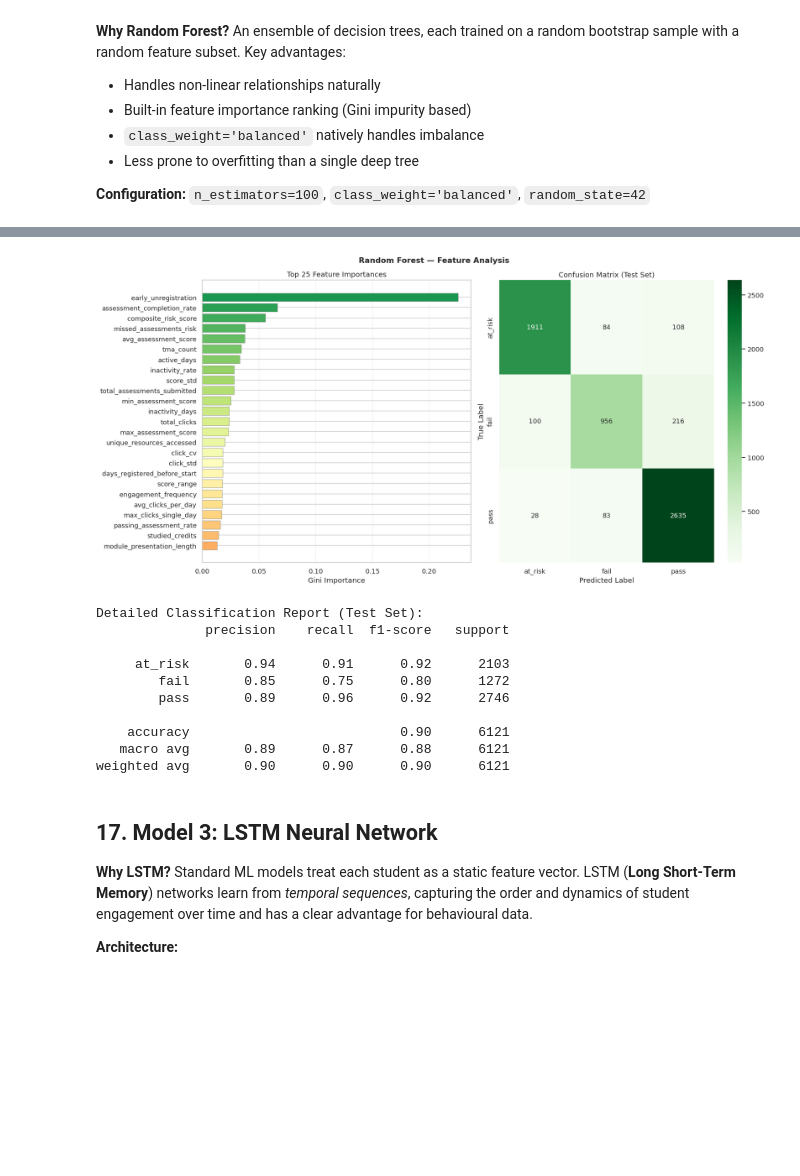
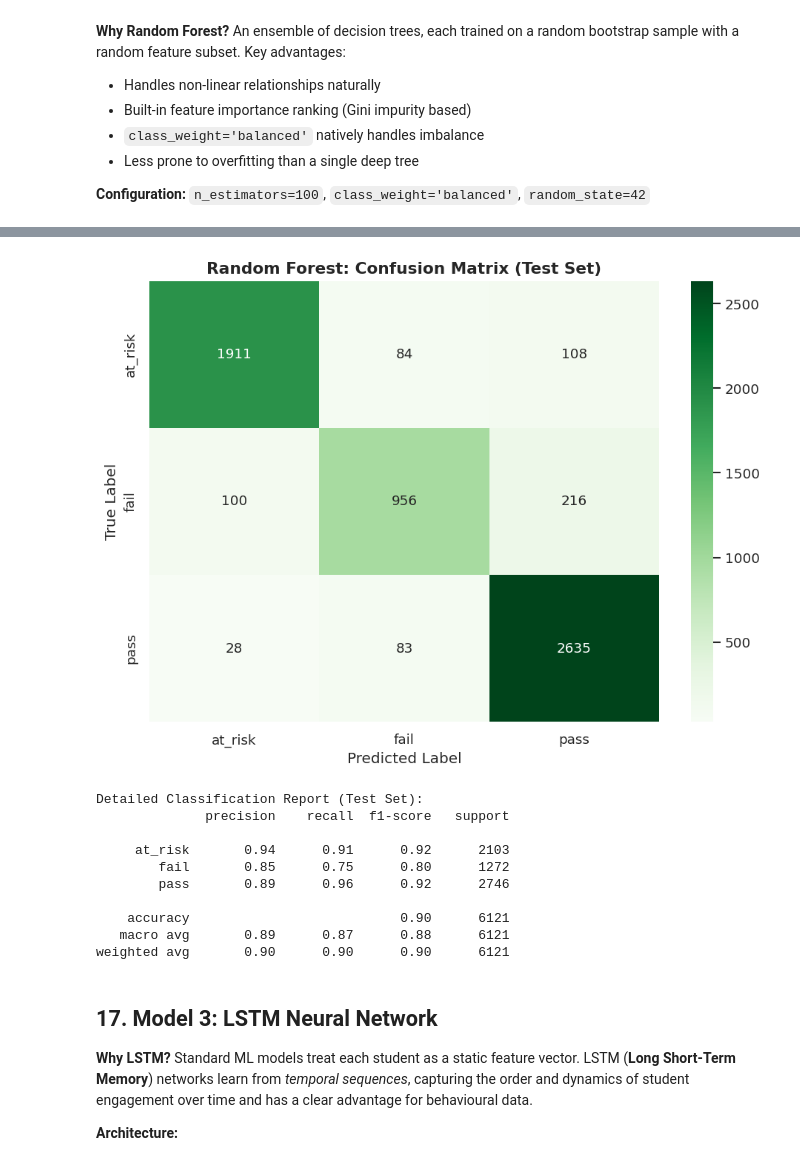
Before and after one commit to nl-codes/6CS030-Big-Data, a Jupyter notebook: assessment/dataset/oulad/oulad-classification.ipynb, the cells around one changed output, grey strips where cells are left out. Drawn from its saved outputs; the diff is of its cells as text; code cells hidden in the pictures; blank space fills up the shorter version.

```diff
--- a/assessment/dataset/oulad/oulad-classification.ipynb
+++ b/assessment/dataset/oulad/oulad-classification.ipynb
@@ -1602,49 +1627,35 @@ days_registered_before_start    0.017958
 # %%
-# ── Feature importance bar chart ──────────────────────────────────────────────
-top_n = 25
-top_imp = importance_df.head(top_n)
+# ── 2. Confusion Matrix ──────────────────────────────────────────────────────
+fig, ax = plt.subplots(figsize=(8, 6))
 
-fig, axes = plt.subplots(1, 2, figsize=(16, 8))
-fig.suptitle("Random Forest — Feature Analysis", fontsize=13, fontweight="bold")
-
-# Bar chart
-axes[0].barh(
-    top_imp["feature"][::-1],
-    top_imp["importance"][::-1],
-    color=plt.cm.RdYlGn(np.linspace(0.3, 0.9, top_n)),
-    edgecolor="grey",
-    linewidth=0.5,
-)
-axes[0].set_title(f"Top {top_n} Feature Importances")
-axes[0].set_xlabel("Gini Importance")
-axes[0].grid(True, alpha=0.3, axis="x")
-
-# Confusion matrix
 cm_rf = confusion_matrix(y_test, y_pred_rf_test)
 sns.heatmap(
     cm_rf,
     annot=True,
     fmt="d",
     cmap="Greens",
     xticklabels=label_encoder.classes_,
     yticklabels=label_encoder.classes_,
-    ax=axes[1],
+    ax=ax,
 )
-axes[1].set_title("Confusion Matrix (Test Set)")
-axes[1].set_ylabel("True Label")
-axes[1].set_xlabel("Predicted Label")
+ax.set_title(
+    "Random Forest: Confusion Matrix (Test Set)", fontsize=13, fontweight="bold"
+)
+ax.set_ylabel("True Label")
+ax.set_xlabel("Predicted Label")
 
 plt.tight_layout()
 plt.show()
 
+# ── 3. Classification Report ─────────────────────────────────────────────────
 print("\nDetailed Classification Report (Test Set):")
 print(
     classification_report(
         y_test, y_pred_rf_test, target_names=label_encoder.classes_, zero_division=0
     )
 )
 # %% [output]
-[figure, old version]
+[figure, new version]
 Detailed Classification Report (Test Set):
               precision    recall  f1-score   support
 
```
Also changed, not shown: parts of 23 cells of this notebook.
